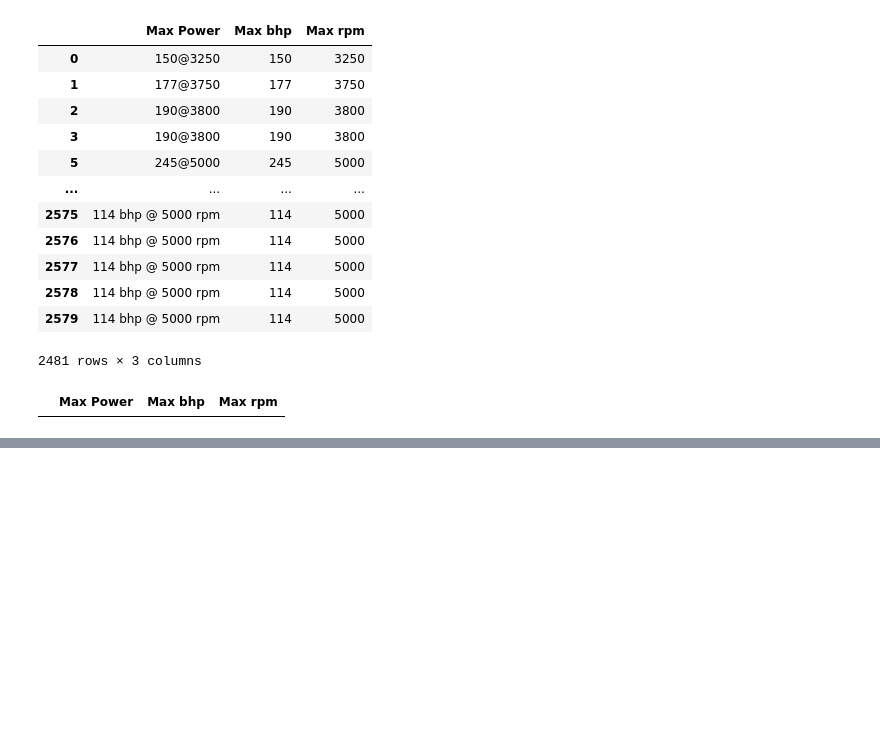
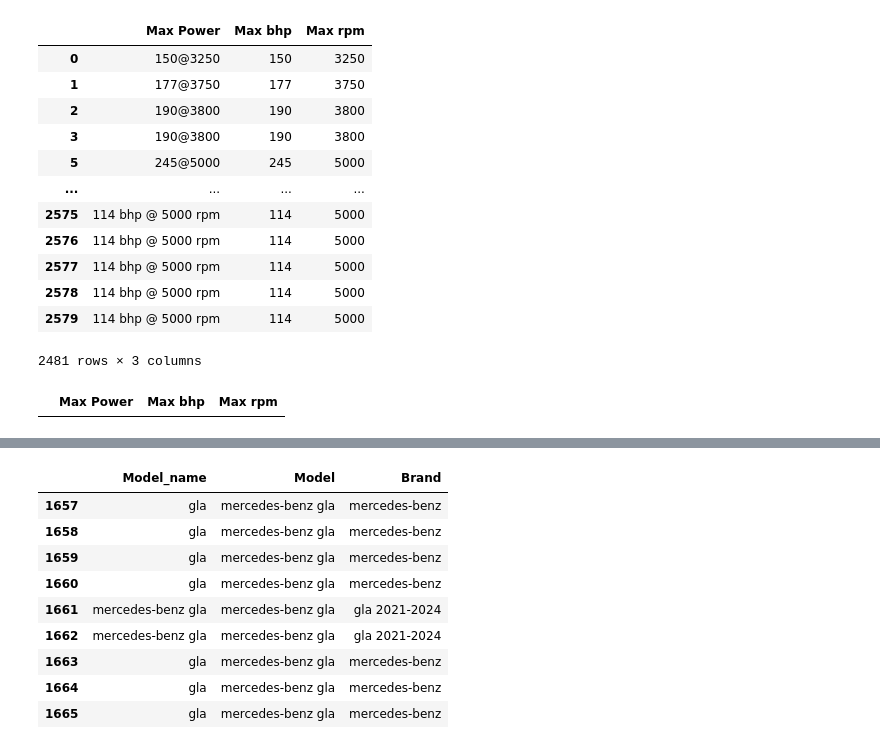
Before and after one commit to anthonyrodrigues443/Used-Car-Price-Prediction-Project, a Jupyter notebook: main2.ipynb, the cells around one changed output, grey strips where cells are left out. Saved outputs shown, nothing was run; the diff lists cells and outputs as text; code cells hidden in the pictures; blank space fills up the shorter version.

```diff
--- a/main2.ipynb
+++ b/main2.ipynb
@@ -1030,0 +1300,2 @@ df
+# %%
+df['Drivetrain'] = df['Drivetrain'].str.upper()
@@ -1030,0 +1374,17 @@ df
+# %%
+df['Bodytype'] = df['Bodytype'].str.upper()
+
+bodytype_mapping = {
+    'COMPACT SUV' : 'SUV',
+    'COMPACT SEDAN' : 'SEDAN',
+    'MUV' : 'OTHER',
+    'CONVERTIBLE' : 'OTHER',
+    'COUPE' : 'OTHER',
+    'WAGON': 'OTHER'
+}
+
+
+for key, val in bodytype_mapping.items():
+    df['Bodytype'] = np.where(df['Bodytype'] == key, val,df['Bodytype'])
+
+df['Bodytype'].unique()
@@ -1030,0 +1404,4 @@ df
+# %%
+df['Model'] = df['Model'].str.strip().str.lower()
+df['Brand'] = df['Brand'].str.strip().str.lower()
+df[['Model', 'Brand']]
@@ -1030,0 +1442,4 @@ df
+# %%
+df['Model_name'] = df.apply(lambda row: row['Model'].replace(row['Brand'], '').strip() if pd.notnull(row['Model']) and pd.notnull(row['Brand']) else row['Model'], axis=1)
+df['Model_name'] = df['Model_name'].str.lower().str.strip()
+df['Model_name'].unique()
@@ -1030,0 +1464,13 @@ df
+# %%
+df[['Model_name', 'Model', 'Brand']][df['Model'] == 'mercedes-benz gla']
+# %% [output]
+|  | Model_name | Model | Brand |
+| 1657 | gla | mercedes-benz gla | mercedes-benz |
+| 1658 | gla | mercedes-benz gla | mercedes-benz |
+| 1659 | gla | mercedes-benz gla | mercedes-benz |
+| 1660 | gla | mercedes-benz gla | mercedes-benz |
+| 1661 | mercedes-benz gla | mercedes-benz gla | gla 2021-2024 |
+| 1662 | mercedes-benz gla | mercedes-benz gla | gla 2021-2024 |
+| 1663 | gla | mercedes-benz gla | mercedes-benz |
+| 1664 | gla | mercedes-benz gla | mercedes-benz |
+| 1665 | gla | mercedes-benz gla | mercedes-benz |
```
Also changed, not shown: parts of 37 cells of this notebook.
